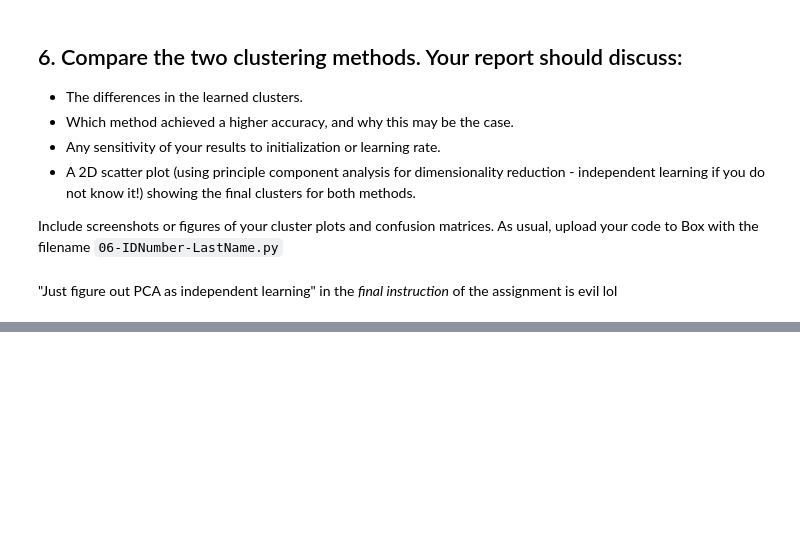
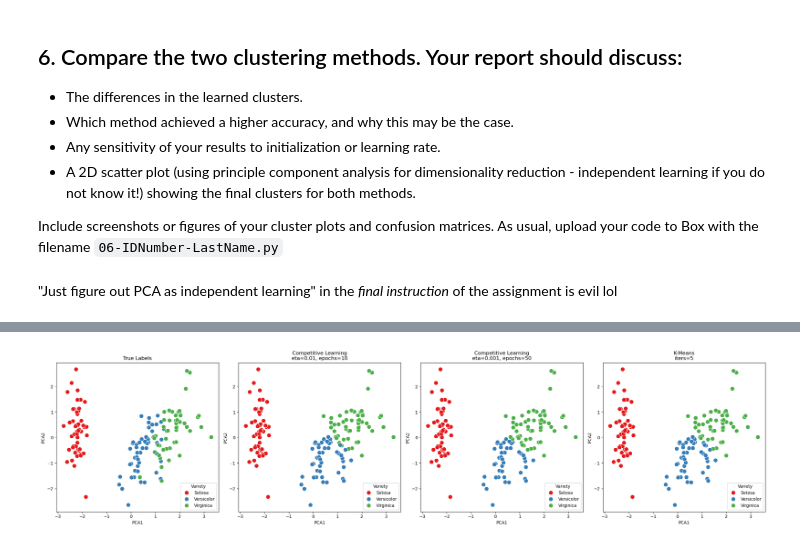
Before and after one commit to ajbyrnes/cs559, a Jupyter notebook: hw6/hw6.ipynb, the cells around one changed output, grey strips where cells are left out. Cells and saved outputs as stored; diff of their text form; code cells hidden in the pictures; blank space fills up the shorter version.

```diff
--- a/hw6/hw6.ipynb
+++ b/hw6/hw6.ipynb
@@ -11,5 +13,14 @@ In this computer assignment, we will study *unsupervised learning* using the cla
 
 It contains 150 samples, each with 4 real-valued features, and each sample belongs to one of 3 species. For the purpose of **clustering**, however, we will ignore the labels initially. Let $X$ be the $150 \times 4$ feature matrix, and standardize its columns to have zero mean and unit variance.
 # %%
-iris = pd.read_csv('iris.csv')  # Load the Iris dataset
-iris
+def load_dataset():
+    """Load and normalized the iris dataset."""
+    iris = pd.read_csv("iris.csv")
+
+    iris_mean = iris.mean(numeric_only=True)
+    iris_std = iris.std(numeric_only=True)
+
+    iris_normalized = (iris.select_dtypes(include=[np.number]) - iris_mean) / iris_std
+    iris_normalized['variety'] = iris['variety']
+
+    return iris_normalized
@@ -357,0 +435,29 @@ Include screenshots or figures of your cluster plots and confusion matrices. As
+# %%
+# PCA
+X_pca = PCA(n_components=2).fit_transform(X)
+iris_normalized['PCA1'] = X_pca[:, 0]
+iris_normalized['PCA2'] = X_pca[:, 1]
+
+
+# Plot clusters for each solution
+solution_labels = [
+    ("True Labels", "variety"),
+    ("Competitive Learning\neta=0.01, epochs=10", "variety_pred_competitive_0.01_10"),
+    ("Competitive Learning\neta=0.001, epochs=50", "variety_pred_competitive_0.001_50"),
+    ("K-Means\niters=5", "variety_pred_kmeans_5")
+]
+
+name_order = ["Setosa", "Versicolor", "Virginica"]
+
+fig, axes = plt.subplots(1, 4, figsize=(24, 6))
+for i, label in enumerate(solution_labels):
+    ax = axes[i]
+    sns.scatterplot(data=iris_normalized, x='PCA1', y='PCA2',
+                    hue=label[1], hue_order=name_order, palette='Set1', s=100, ax=ax)
+    ax.set_title(f'{label[0]}')
+    ax.legend(title="Variety")
+
+plt.tight_layout()
+plt.show()
+# %% [output]
+[figure, added]
```
Also changed, not shown: parts of 21 cells of this notebook, 3 other files.
